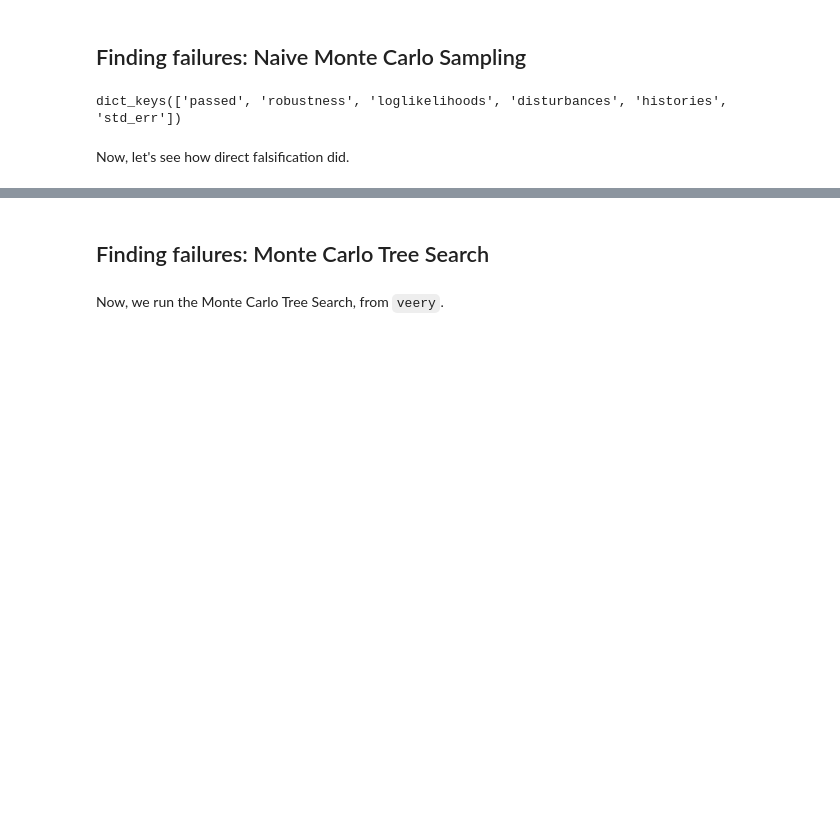
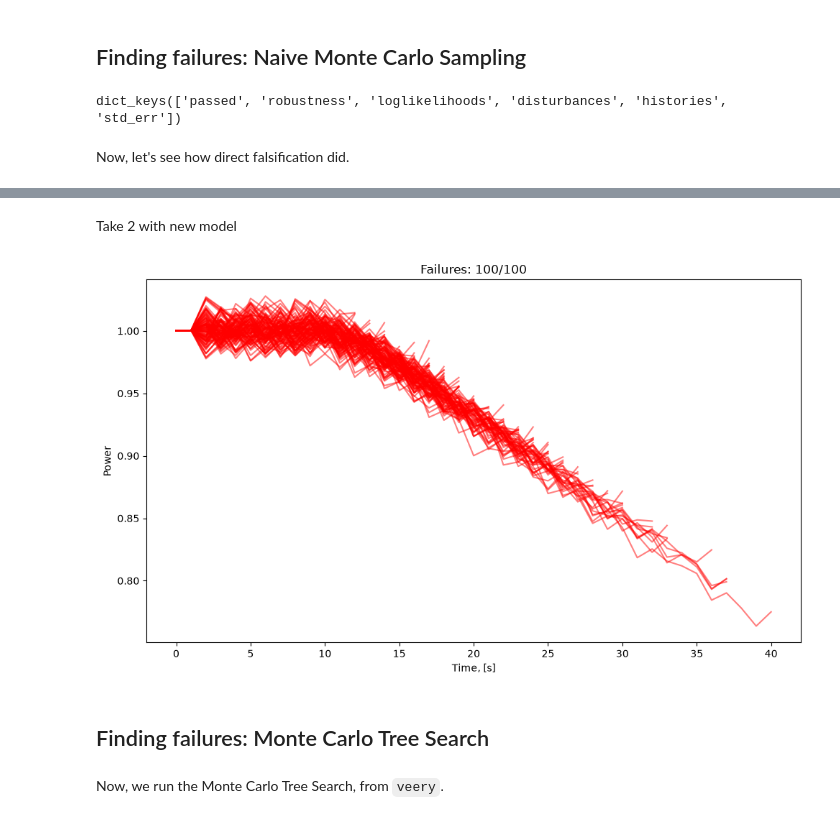
Before and after one commit to npanczyk/veery, a Jupyter notebook: experiments/holos/holos_tutorial.ipynb, the cells around one changed output, grey strips where cells are left out. Saved outputs shown, nothing was run; the diff lists cells and outputs as text; code cells hidden in the pictures; blank space fills up the shorter version.

```diff
--- a/experiments/holos/holos_tutorial.ipynb
+++ b/experiments/holos/holos_tutorial.ipynb
@@ -20,7 +20,8 @@ _, testing_kwargs = profiles.get_profile(name="test", max_failed_drums=0)
 # %% [markdown]
 Next, we need to load the model.
 # %%
-model = load_trained_model("default")
+default_model = load_trained_model("default")
+exp_model = load_trained_model("exp")
 # %% [markdown]
 Set up the disturbance distribution to sample noisy readings from.
 # %%
@@ -92,3 +93,19 @@ plot_rollouts(histories, results, save_dir="results/figs", ylabel="Power");
+# %% [markdown]
+Take 2 with new model
+# %%
+direct_results = direct_falsify(
+                environment=environment,
+                model=exp_model,
+                disturbance_dist=D,
+                m = 100,
+                threshold = thresh,
+                percent = True,
+                get_history= lambda e: e.render(),
+            )
+results, histories  = direct_results["passed"], direct_results["histories"]
+plot_rollouts(histories, results, save_dir="results/figs", ylabel="Power");
+# %% [output]
+[figure, added]
 # %% [markdown]
 ## Finding failures: Monte Carlo Tree Search
 # %% [markdown]
```
Also changed, not shown: parts of 9 cells of this notebook, 2 other files.
